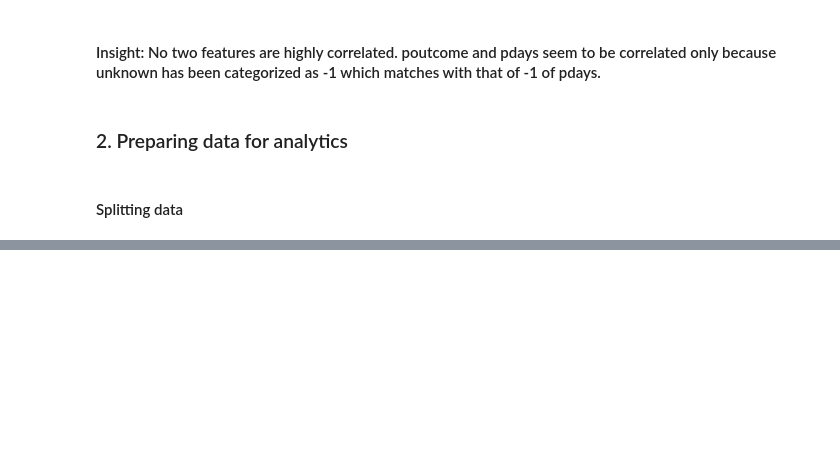
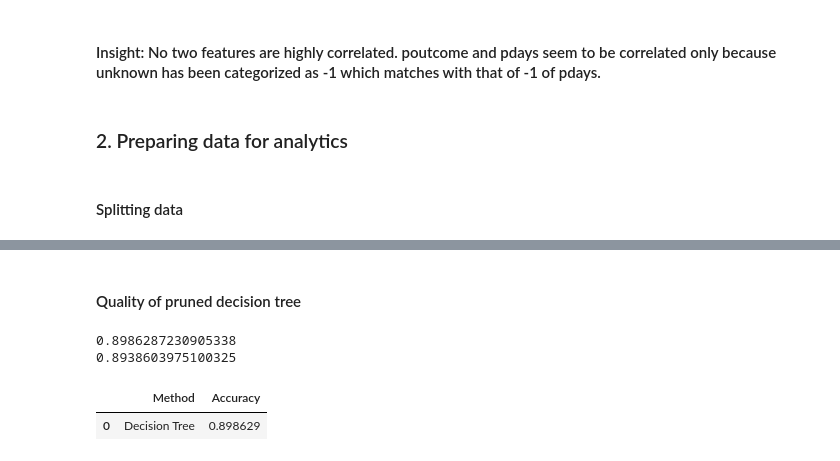
Before and after one commit to sjhamb31/AIML_GreatLearning, a Jupyter notebook: Ensemble_techniques_assignment3_Sjhamb.ipynb, the cells around one changed output, grey strips where cells are left out. Saved outputs shown, nothing was run; the diff lists cells and outputs as text; code cells hidden in the pictures; blank space fills up the shorter version.

```diff
--- a/Ensemble_techniques_assignment3_Sjhamb.ipynb
+++ b/Ensemble_techniques_assignment3_Sjhamb.ipynb
@@ -217,0 +243,17 @@ print("{0:0.2f}% data is in test set".format((len(x_test)/len(data.index)) * 100
+# %% [markdown]
+#### Quality of pruned decision tree
+# %%
+predict_pruned = dt_pruned.predict(x_test)
+predict_pruned_train = dt_pruned.predict(x_train)
+print(accuracy_score(y_test,predict_pruned))
+print(accuracy_score(y_train,predict_pruned_train))
+acc_dt = accuracy_score(y_test, predict_pruned)
+'''Storing the decision tree accuracy data in a dataframe'''
+accresdf = pd.DataFrame({'Method':['Decision Tree'], 'Accuracy':[acc_dt]})
+accresdf = accresdf[['Method','Accuracy']]
+accresdf
+# %% [output]
+0.8986287230905338
+0.8938603975100325
+|  | Method | Accuracy |
+| 0 | Decision Tree | 0.898629 |
```
Also changed, not shown: parts of 10 cells of this notebook.
